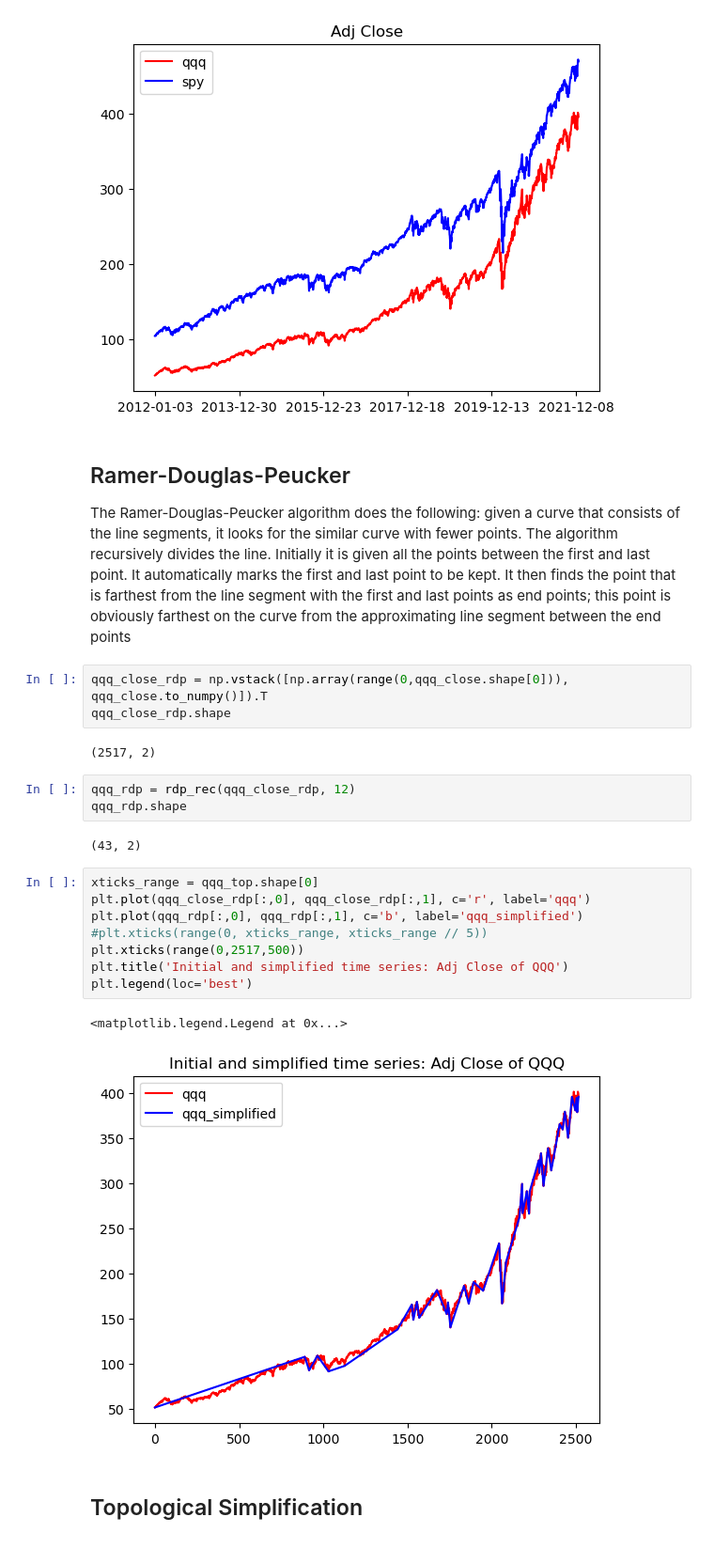
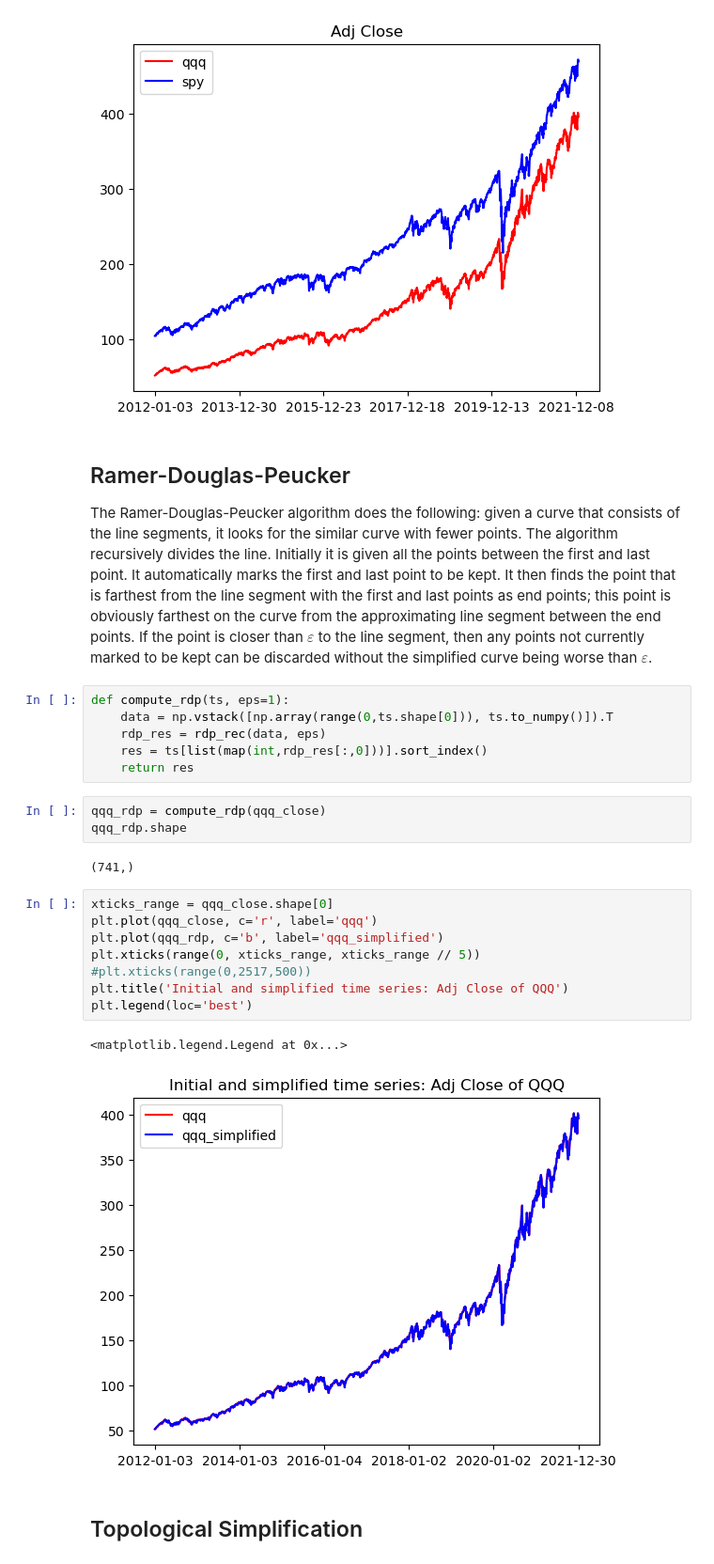
Before and after one commit to Snopoff/Masters-Thesis, a Jupyter notebook: notebooks/simplification.ipynb, the cells around one changed output. Shown at 94% size. Saved outputs shown, nothing was run; the diff lists cells and outputs as text.

```diff
--- a/notebooks/simplification.ipynb
+++ b/notebooks/simplification.ipynb
@@ -57,28 +40,29 @@ Shapes of data are:  (2517,) (2517,) (2920,)
 # %% [markdown]
 ## Ramer-Douglas-Peucker
 
-The Ramer-Douglas-Peucker algorithm does the following: given a curve that consists of the line segments, it looks for the similar curve with fewer points. The algorithm recursively divides the line. Initially it is given all the points between the first and last point. It automatically marks the first and last point to be kept. It then finds the point that is farthest from the line segment with the first and last points as end points; this point is obviously farthest on the curve from the approximating line segment between the end points
+The Ramer-Douglas-Peucker algorithm does the following: given a curve that consists of the line segments, it looks for the similar curve with fewer points. The algorithm recursively divides the line. Initially it is given all the points between the first and last point. It automatically marks the first and last point to be kept. It then finds the point that is farthest from the line segment with the first and last points as end points; this point is obviously farthest on the curve from the approximating line segment between the end points. If the point is closer than $\varepsilon$ to the line segment, then any points not currently marked to be kept can be discarded without the simplified curve being worse than $\varepsilon$.
-# %%
-qqq_close_rdp = np.vstack([np.array(range(0,qqq_close.shape[0])), qqq_close.to_numpy()]).T
-qqq_close_rdp.shape
-# %% [output]
-(2517, 2)
-# %%
-qqq_rdp = rdp_rec(qqq_close_rdp, 12)
-qqq_rdp.shape
-# %% [output]
-(43, 2)
+# %%
+def compute_rdp(ts, eps=1):
+    data = np.vstack([np.array(range(0,ts.shape[0])), ts.to_numpy()]).T
+    rdp_res = rdp_rec(data, eps)
+    res = ts[list(map(int,rdp_res[:,0]))].sort_index()
+    return res
+# %%
+qqq_rdp = compute_rdp(qqq_close)
+qqq_rdp.shape
+# %% [output]
+(741,)
 # %%
-xticks_range = qqq_top.shape[0]
-plt.plot(qqq_close_rdp[:,0], qqq_close_rdp[:,1], c='r', label='qqq')
-plt.plot(qqq_rdp[:,0], qqq_rdp[:,1], c='b', label='qqq_simplified')
-#plt.xticks(range(0, xticks_range, xticks_range // 5))
-plt.xticks(range(0,2517,500))
+xticks_range = qqq_close.shape[0]
+plt.plot(qqq_close, c='r', label='qqq')
+plt.plot(qqq_rdp, c='b', label='qqq_simplified')
+plt.xticks(range(0, xticks_range, xticks_range // 5))
+#plt.xticks(range(0,2517,500))
 plt.title('Initial and simplified time series: Adj Close of QQQ')
 plt.legend(loc='best')
 # %% [output]
 <matplotlib.legend.Legend at 0x...>
-[figure, old version]
+[figure, new version]
 # %% [markdown]
 ## Topological Simplification
 # %%
```
Also changed, not shown: parts of 8 cells of this notebook, 1 other file.
